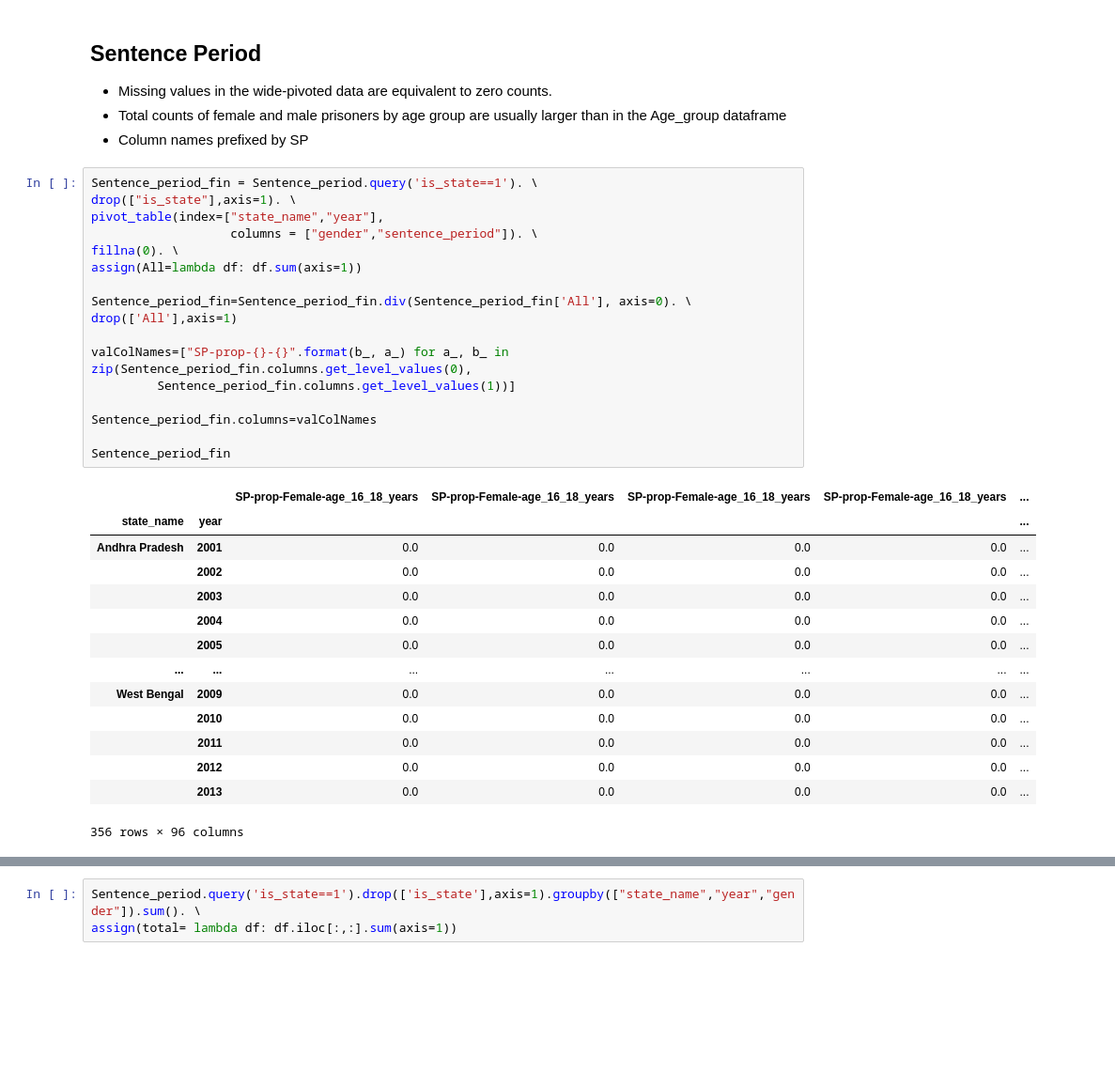
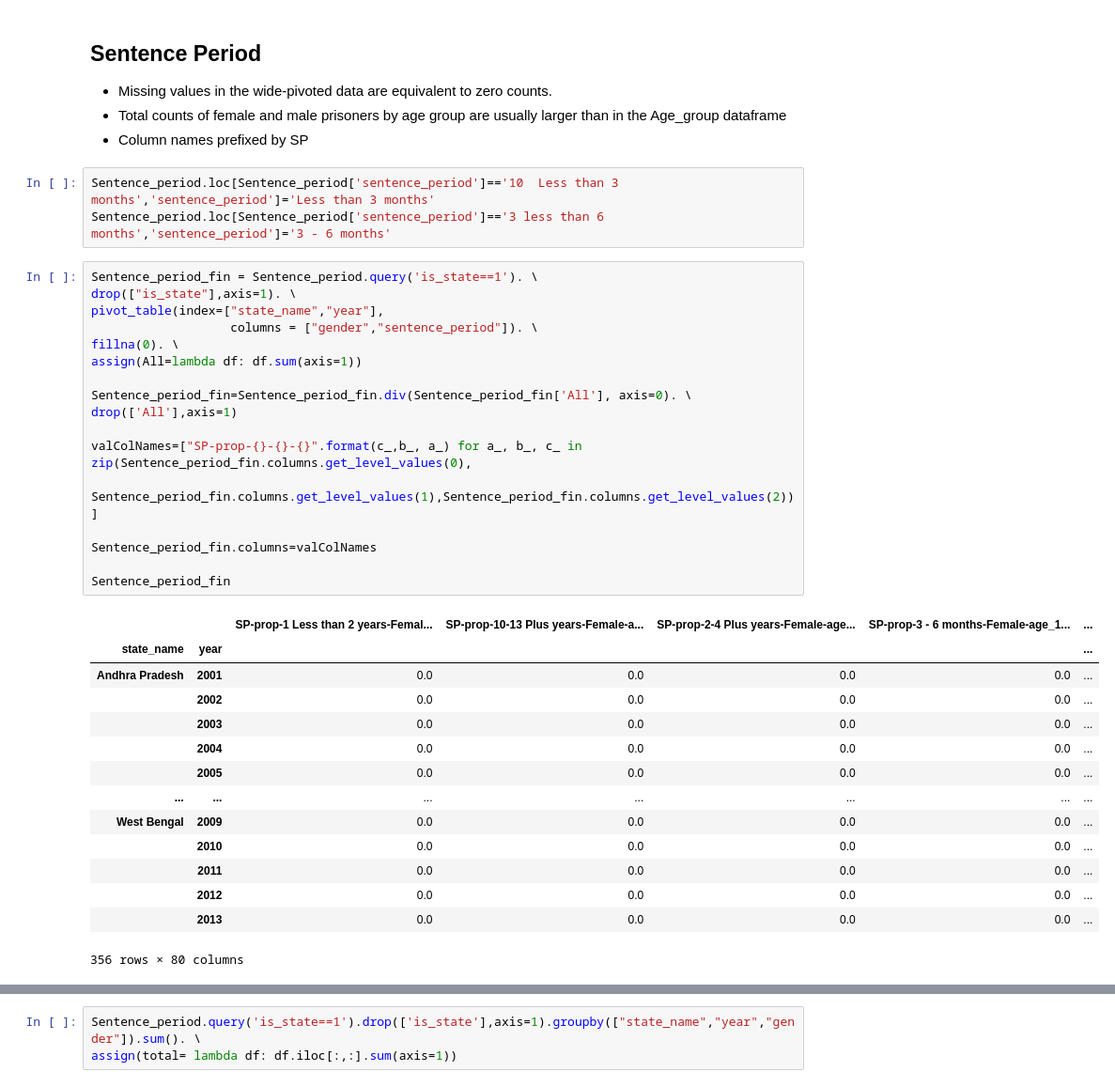
Before and after one commit to hungf8342/indian_prison_recidivism, a Jupyter notebook: DataCleaning.ipynb, the cells around one changed output, grey strips where cells are left out. Shown at 94% size. Cells and saved outputs as stored; diff of their text form; blank space fills up the shorter version.

```diff
--- a/DataCleaning.ipynb
+++ b/DataCleaning.ipynb
@@ -251,25 +252,28 @@ groupby(["state_name","year","gender"]).sum()
 - Missing values in the wide-pivoted data are equivalent to zero counts.
 - Total counts of female and male prisoners by age group are usually larger than in the Age_group dataframe
 - Column names prefixed by SP
+# %%
+Sentence_period.loc[Sentence_period['sentence_period']=='10  Less than 3 months','sentence_period']='Less than 3 months'
+Sentence_period.loc[Sentence_period['sentence_period']=='3 less than 6 months','sentence_period']='3 - 6 months'
 # %%
 Sentence_period_fin = Sentence_period.query('is_state==1'). \
 drop(["is_state"],axis=1). \
 pivot_table(index=["state_name","year"],
                    columns = ["gender","sentence_period"]). \
 fillna(0). \
 assign(All=lambda df: df.sum(axis=1))
 
 Sentence_period_fin=Sentence_period_fin.div(Sentence_period_fin['All'], axis=0). \
 drop(['All'],axis=1)
 
-valColNames=["SP-prop-{}-{}".format(b_, a_) for a_, b_ in zip(Sentence_period_fin.columns.get_level_values(0),
-         Sentence_period_fin.columns.get_level_values(1))]
+valColNames=["SP-prop-{}-{}-{}".format(c_,b_, a_) for a_, b_, c_ in zip(Sentence_period_fin.columns.get_level_values(0),
+         Sentence_period_fin.columns.get_level_values(1),Sentence_period_fin.columns.get_level_values(2))]
 
 Sentence_period_fin.columns=valColNames
 
 Sentence_period_fin
 # %% [output]
-|  |  | SP-prop-Female-age_16_18_years | SP-prop-Female-age_16_18_years | SP-prop-Female-age_16_18_years | SP-prop-Female-age_16_18_years | ... |
+|  |  | SP-prop-1 Less than 2 years-Femal... | SP-prop-10-13 Plus years-Female-a... | SP-prop-2-4 Plus years-Female-age... | SP-prop-3 - 6 months-Female-age_1... | ... |
 | state_name | year |  |  |  |  | ... |
 | Andhra Pradesh | 2001 | 0.0 | 0.0 | 0.0 | 0.0 | ... |
 |  | 2002 | 0.0 | 0.0 | 0.0 | 0.0 | ... |
@@ -282,4 +286,4 @@ Sentence_period_fin
 |  | 2011 | 0.0 | 0.0 | 0.0 | 0.0 | ... |
 |  | 2012 | 0.0 | 0.0 | 0.0 | 0.0 | ... |
 |  | 2013 | 0.0 | 0.0 | 0.0 | 0.0 | ... |
-356 rows × 96 columns
+356 rows × 80 columns
```
Also changed, not shown: parts of 5 cells of this notebook, 2 other files.
